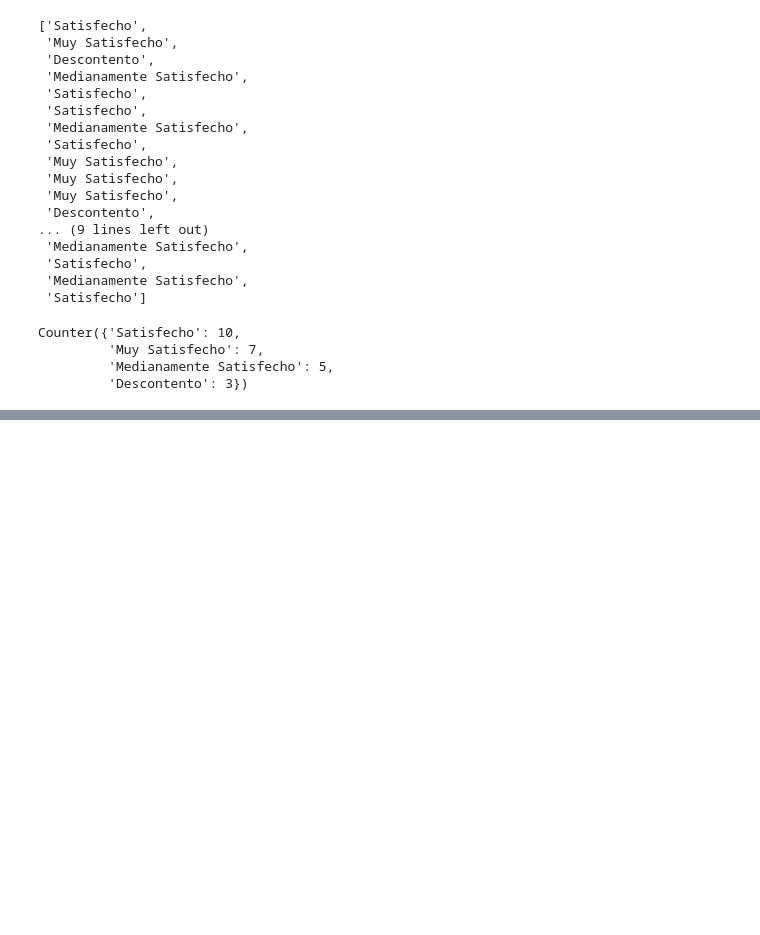
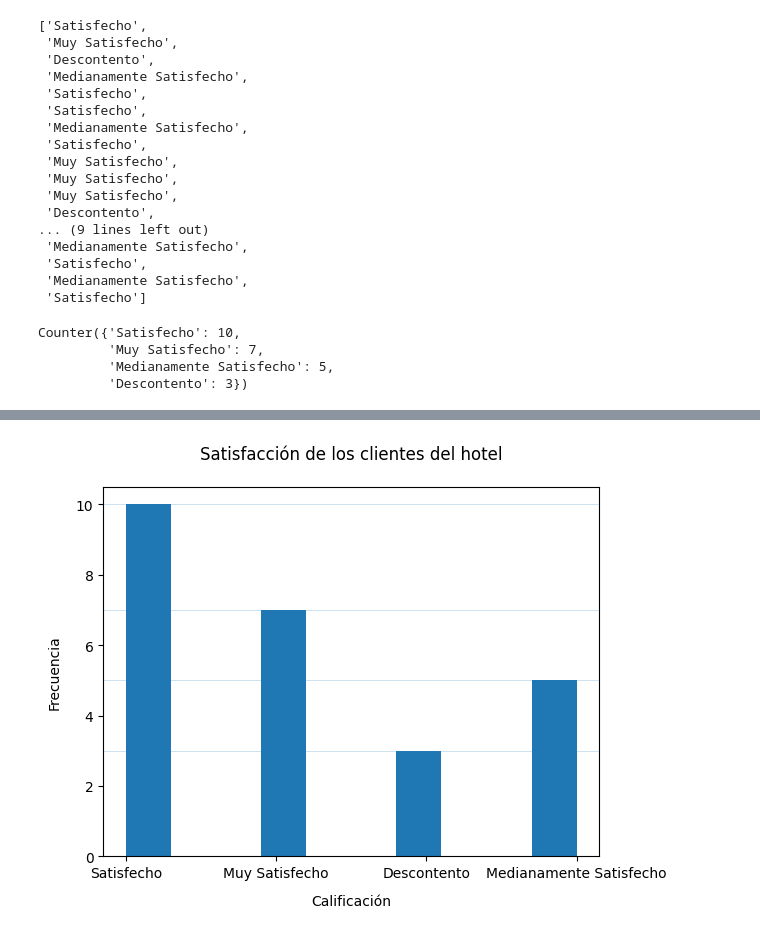
Before and after one commit to 000paradox000/curso_practico_de_estadistica_y_probabilidades, a Jupyter notebook: src/notebooks/base.ipynb, the cells around one changed output, grey strips where cells are left out. Cells and saved outputs as stored; diff of their text form; code cells hidden in the pictures; blank space fills up the shorter version.

Commit message:
Add hist

```diff
--- a/src/notebooks/base.ipynb
+++ b/src/notebooks/base.ipynb
@@ -171,0 +172,15 @@ plt.show()
+# %%
+sizes = list(frequencies.values())
+
+plt.title("Satisfacción de los clientes del hotel", pad=20)
+plt.hist(content_list)
+plt.xlabel("Calificación", labelpad=10)
+plt.ylabel("Frecuencia", labelpad=10)
+
+for size in sizes:
+    plt.axhline(y=size, linestyle="-", linewidth=0.5, alpha=0.3)
+
+save_plot(plt_obj=plt, base_name="satisfaccion_clientes_hotel_hist", with_dt=False, overwrite=True)
+plt.show()
+# %% [output]
+[figure, added]
```
Also changed, not shown: parts of 2 cells of this notebook, 2 other files.
